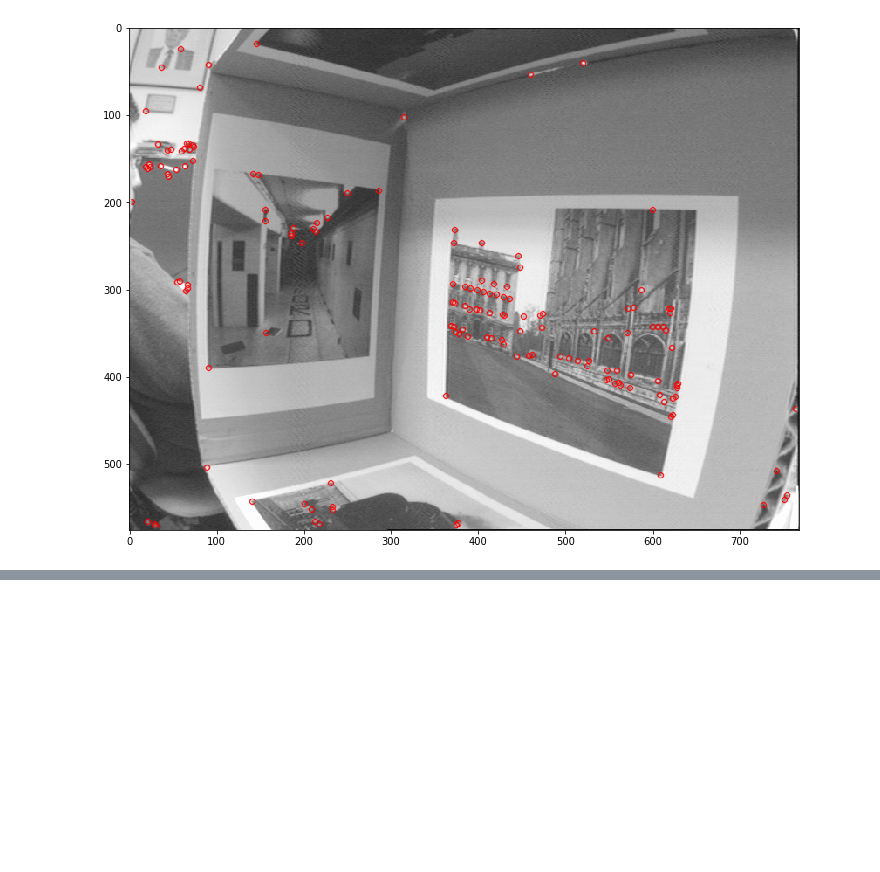
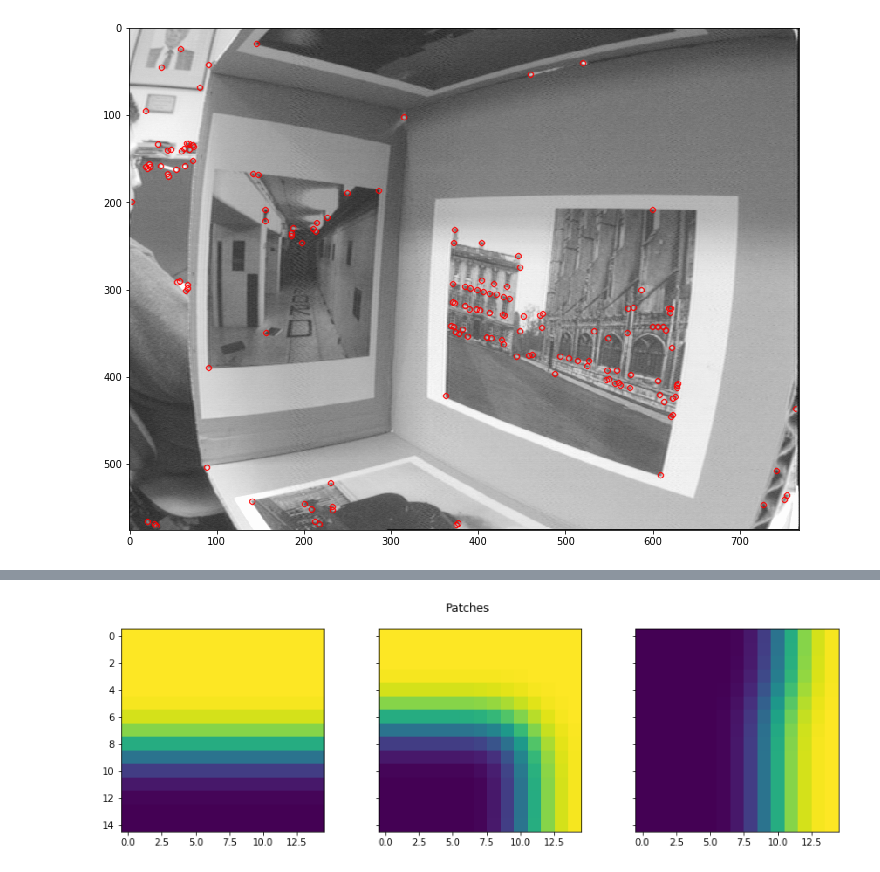
Before and after one commit to priyamtejaswin/c00lHaX, a Jupyter notebook: smarter_brief/orb_2011_deck.ipynb, the cells around one changed output, grey strips where cells are left out. Cells and saved outputs as stored; diff of their text form; code cells hidden in the pictures; blank space fills up the shorter version.

```diff
--- a/smarter_brief/orb_2011_deck.ipynb
+++ b/smarter_brief/orb_2011_deck.ipynb
@@ -239,0 +293,11 @@ plt.imshow(cv2.drawKeypoints(box, kps, None, color=(255, 0, 0)));
+# %%
+p1, p2, p3 = blur[10:25, :15], blur[12:27, 10:25], blur[25:40, 10:25]
+patches = [p1, p2, p3]
+fig, ax = plt.subplots(nrows=1, ncols=3, squeeze=False, sharey=True)
+fig.set_size_inches(14, 4)
+for ix, _p in enumerate(patches):
+    ax[0, ix].imshow(_p);
+
+fig.suptitle("Patches");
+# %% [output]
+[figure, added]
```
Also changed, not shown: parts of 32 cells of this notebook, 7 other files.
